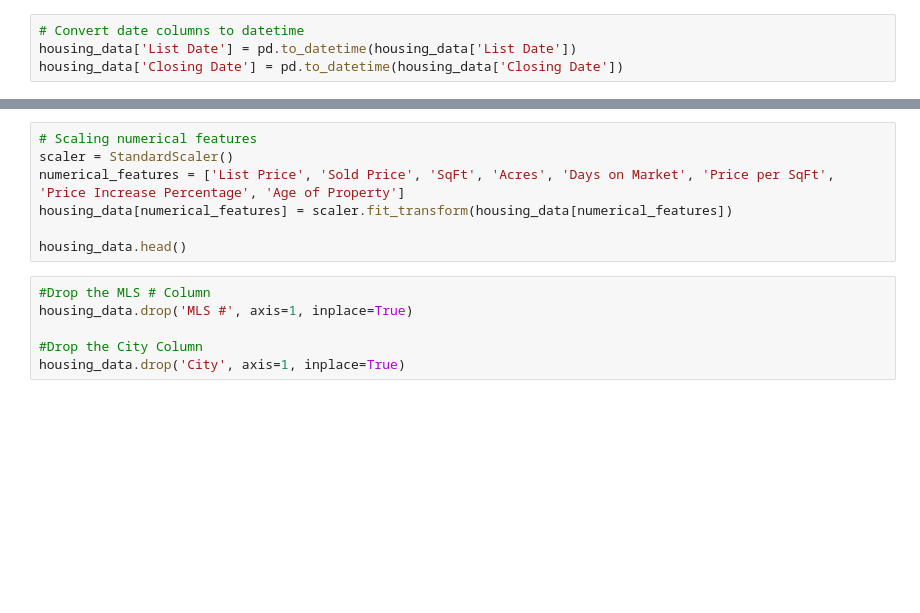
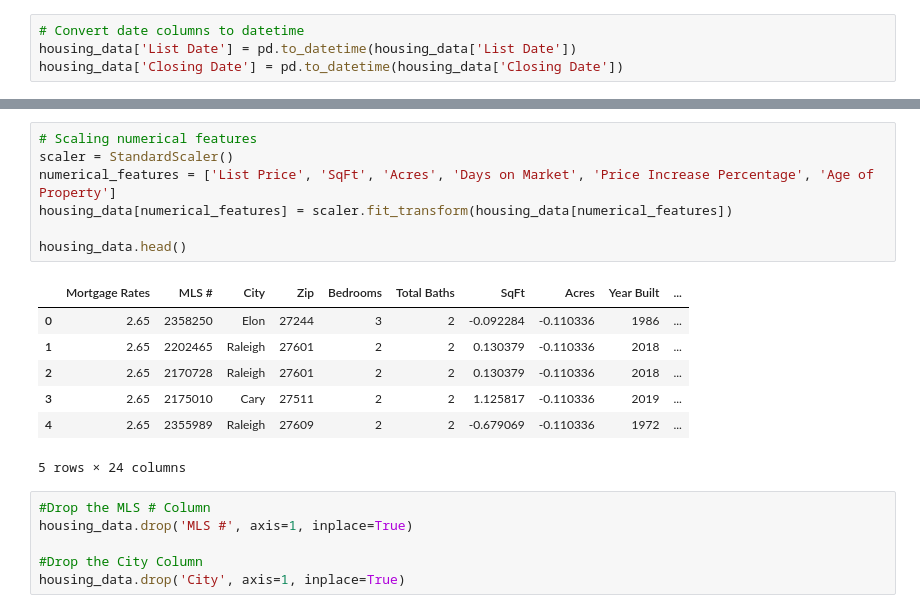
Before and after one commit to drlphysics/Real_Estate_ML_Project, a Jupyter notebook: condo_data_optimization_II.ipynb, the cells around one changed output, grey strips where cells are left out. Drawn from its saved outputs; the diff is of its cells as text; blank space fills up the shorter version.

```diff
--- a/condo_data_optimization_II.ipynb
+++ b/condo_data_optimization_II.ipynb
@@ -63,10 +77,18 @@ housing_data.head()
 # %%
 # Scaling numerical features
 scaler = StandardScaler()
-numerical_features = ['List Price', 'Sold Price', 'SqFt', 'Acres', 'Days on Market', 'Price per SqFt', 'Price Increase Percentage', 'Age of Property']
+numerical_features = ['List Price', 'SqFt', 'Acres', 'Days on Market', 'Price Increase Percentage', 'Age of Property']
 housing_data[numerical_features] = scaler.fit_transform(housing_data[numerical_features])
 
 housing_data.head()
+# %% [output]
+|  | Mortgage Rates | MLS # | City | Zip | Bedrooms | Total Baths | SqFt | Acres | Year Built | ... |
+| 0 | 2.65 | 2358250 | Elon | 27244 | 3 | 2 | -0.092284 | -0.110336 | 1986 | ... |
+| 1 | 2.65 | 2202465 | Raleigh | 27601 | 2 | 2 | 0.130379 | -0.110336 | 2018 | ... |
+| 2 | 2.65 | 2170728 | Raleigh | 27601 | 2 | 2 | 0.130379 | -0.110336 | 2018 | ... |
+| 3 | 2.65 | 2175010 | Cary | 27511 | 2 | 2 | 1.125817 | -0.110336 | 2019 | ... |
+| 4 | 2.65 | 2355989 | Raleigh | 27609 | 2 | 2 | -0.679069 | -0.110336 | 1972 | ... |
+5 rows × 24 columns
 # %%
 #Drop the MLS # Column
 housing_data.drop('MLS #', axis=1, inplace=True)
```
Also changed, not shown: parts of 9 cells of this notebook, 14 other files.
